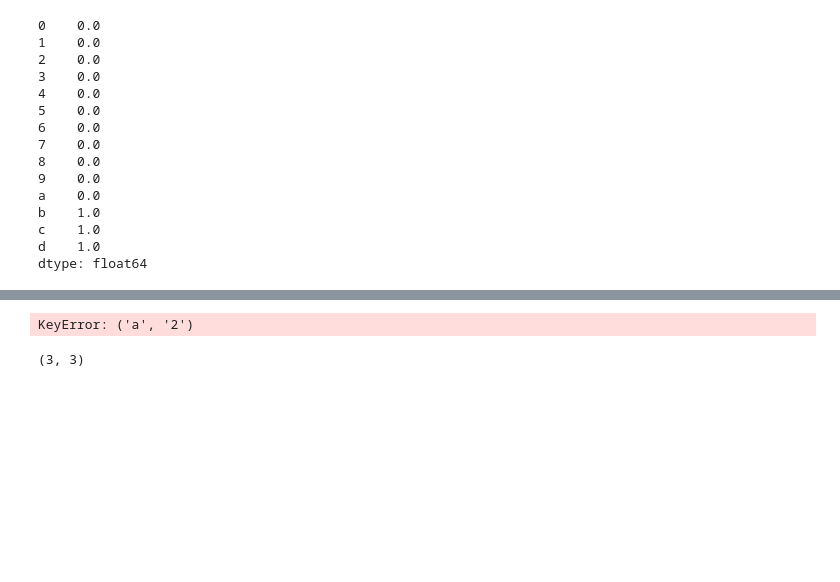
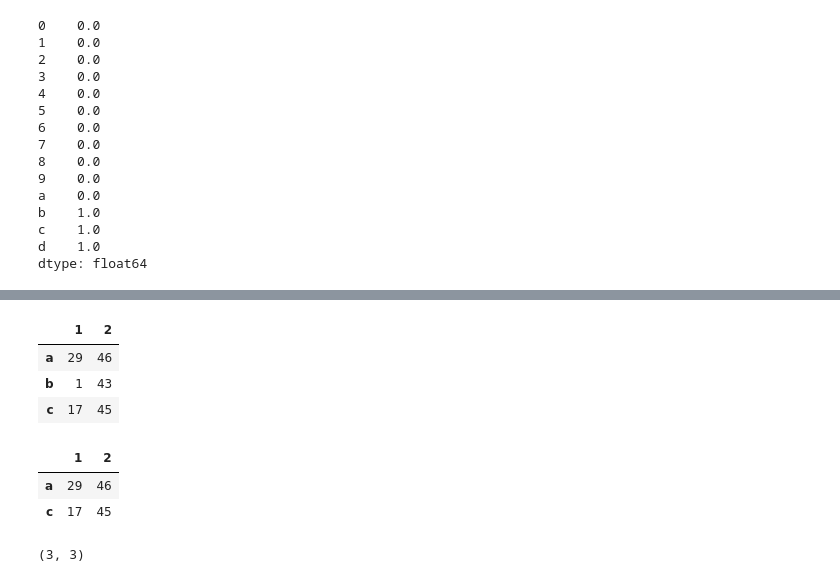
Before and after one commit to Three-Ratel/Python_road21, a Jupyter notebook: 109 数据分析/pandas.ipynb, the cells around one changed output, grey strips where cells are left out. Saved outputs shown, nothing was run; the diff lists cells and outputs as text; code cells hidden in the pictures; blank space fills up the shorter version.

```diff
--- a/109 数据分析/pandas.ipynb
+++ b/109 数据分析/pandas.ipynb
@@ -328,7 +328,16 @@ df
 # %%
-df['a','2']
+df[['1','2']]
 # %% [output]
-KeyError: ('a', '2')
+|  | 1 | 2 |
+| a | 29 | 46 |
+| b | 1 | 43 |
+| c | 17 | 45 |
+# %%
+df.loc[['a','c'], ['1', '2']]
+# %% [output]
+|  | 1 | 2 |
+| a | 29 | 46 |
+| c | 17 | 45 |
 # %%
 df.shape
 # %% [output]
```
Also changed, not shown: parts of 2 cells of this notebook, 29 other files.
